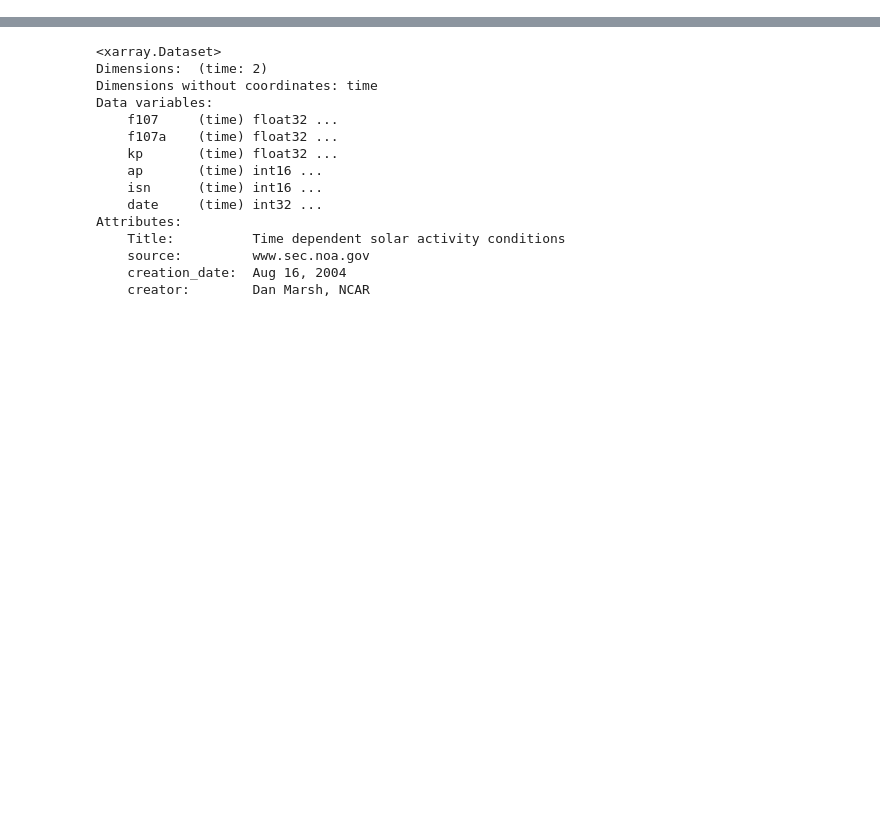
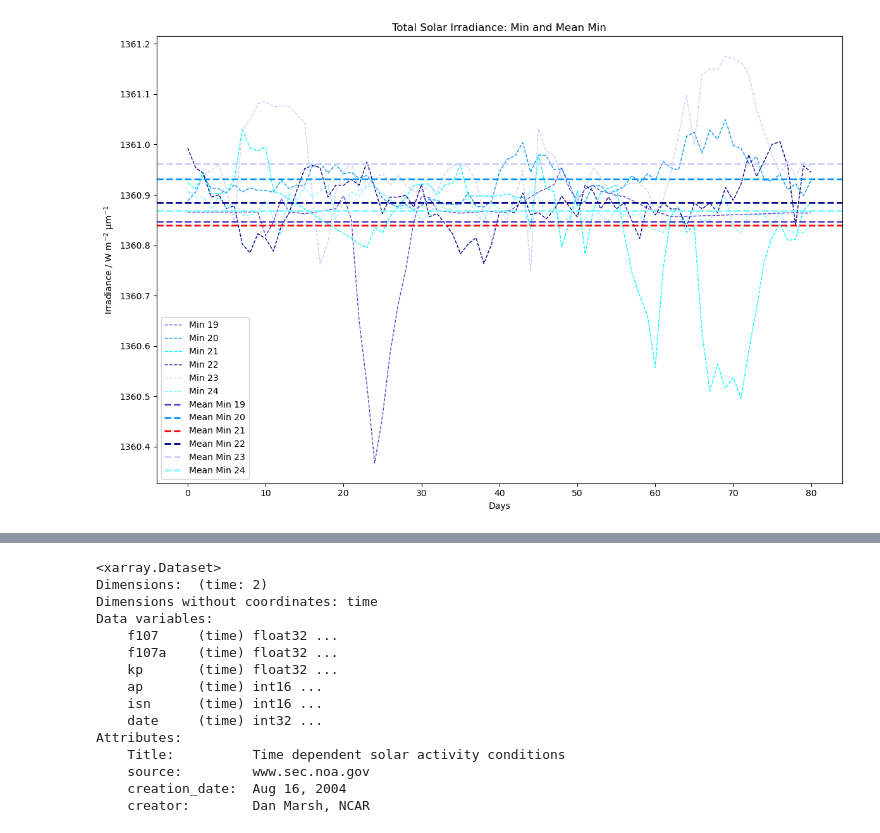
Before and after one commit to tashaay/SpE_Identification_Notebooks, a Jupyter notebook: Solar Irradiance.ipynb, the cells around one changed output, grey strips where cells are left out. Saved outputs shown, nothing was run; the diff lists cells and outputs as text; code cells hidden in the pictures; blank space fills up the shorter version.

```diff
--- a/Solar Irradiance.ipynb
+++ b/Solar Irradiance.ipynb
@@ -26,0 +362,28 @@ from time import process_time
+# %%
+# Solar Min
+
+fig, ax = plt.subplots(figsize=(12, 8))
+
+# Plot individual lines
+A = ax.plot(time, tsi_min19, linestyle='dashed', color='#5D3FD3', label='Min 19', linewidth=1.0)
+B = ax.plot(time, tsi_min20, linestyle='dashed', color='#0096FF', label='Min 20', linewidth=1.0)
+C = ax.plot(time, tsi_min21, linestyle='dashed', color='#00FFFF', label='Min 21', linewidth=1.0)
+D = ax.plot(time, tsi_min22, linestyle='dashed', color='#00008B', label='Min 22', linewidth=1.0)
+E = ax.plot(time, tsi_min23, linestyle='dashed', color='#CCCCFF', label='Min 23', linewidth=1.0)
+F = ax.plot(time, tsi_min24, linestyle='dashed', color='#7DF9FF', label='Min 24', linewidth=1.0)
+
+# Plot mean lines
+G = ax.axhline(y=np.mean(mean_tsi_min19), color='#5D3FD3', linestyle='dashed', label='Mean Min 19', linewidth=2.0)
+H = ax.axhline(y=np.mean(mean_tsi_min20), color='#0096FF', linestyle='dashed', label='Mean Min 20', linewidth=2.0)
+I = ax.axhline(y=np.mean(mean_tsi_min21), color='RED', linestyle='dashed', label='Mean Min 21', linewidth=2.0)
+J = ax.axhline(y=np.mean(mean_tsi_min22), color='#00008B', linestyle='dashed', label='Mean Min 22', linewidth=2.0)
+K = ax.axhline(y=np.mean(mean_tsi_min23), color='#CCCCFF', linestyle='dashed', label='Mean Min 23', linewidth=2.0)
+L = ax.axhline(y=np.mean(mean_tsi_min24), color='#7DF9FF', linestyle='dashed', label='Mean Min 24', linewidth=2.0)
+
+ax.set_ylabel('Irradiance / W m$^{-2}$ \u03BCm$^{-1}$')
+ax.set_xlabel('Days')
+ax.set_title('Total Solar Irradiance: Min and Mean Min')
+ax.legend()
+plt.tight_layout()
+# %% [output]
+[figure, added]
```
Also changed, not shown: parts of 26 cells of this notebook, 12 other files.
